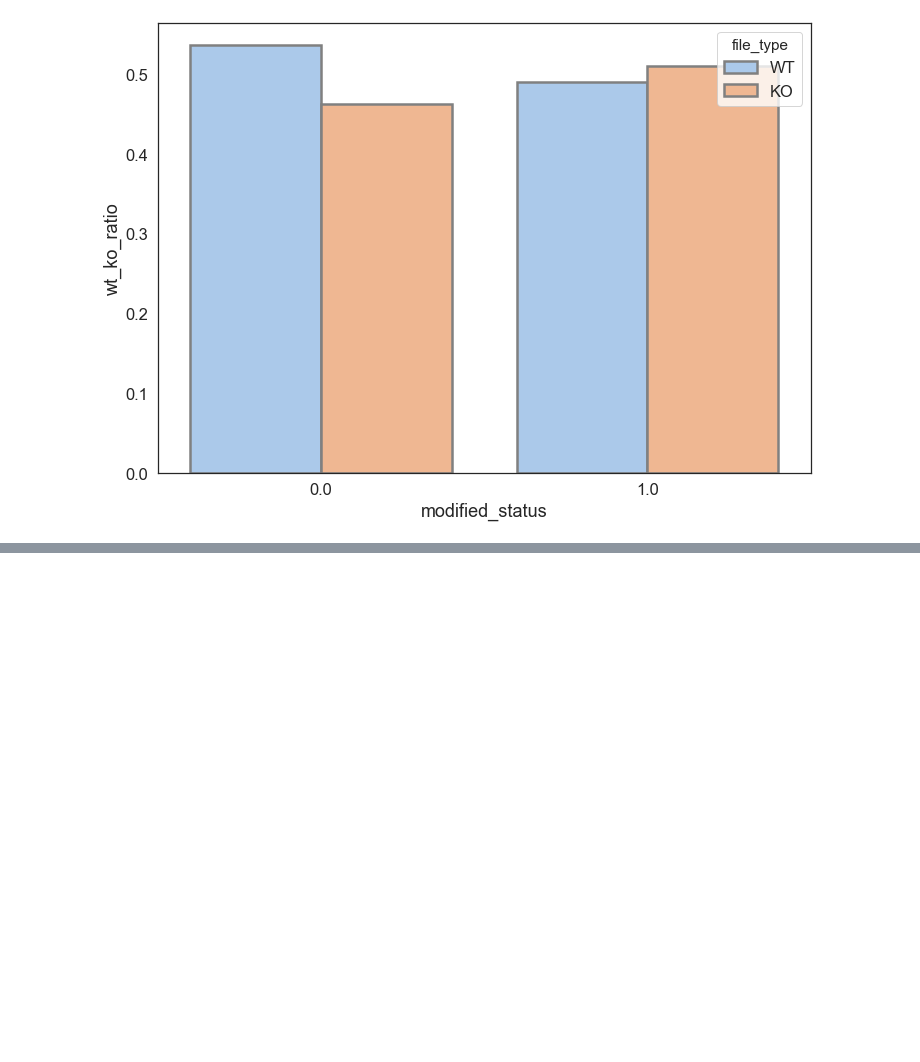
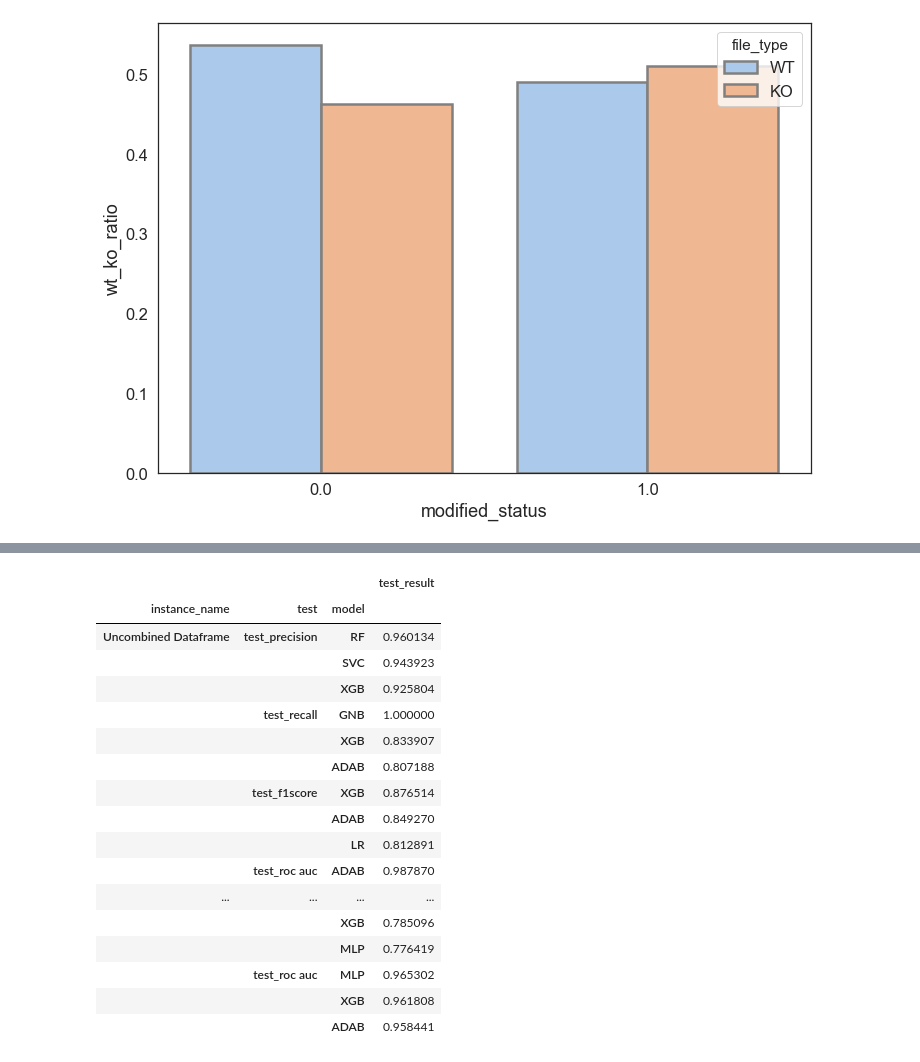
Before and after one commit to Karsten-Yan/ky-nf-capstone, a Jupyter notebook: 2_Predictive_Modelling_Uncombined_Dataframe.ipynb, the cells around one changed output, grey strips where cells are left out. Cells and saved outputs as stored; diff of their text form; code cells hidden in the pictures; blank space fills up the shorter version.

```diff
--- a/2_Predictive_Modelling_Uncombined_Dataframe.ipynb
+++ b/2_Predictive_Modelling_Uncombined_Dataframe.ipynb
@@ -696,0 +714,21 @@ yeast_prediction_results = pd.concat([yeast_prediction_results,temp], axis=0)
+# %%
+model_selection_results
+# %% [output]
+|  |  |  | test_result |
+| instance_name | test | model |  |
+| Uncombined Dataframe | test_precision | RF | 0.960134 |
+|  |  | SVC | 0.943923 |
+|  |  | XGB | 0.925804 |
+|  | test_recall | GNB | 1.000000 |
+|  |  | XGB | 0.833907 |
+|  |  | ADAB | 0.807188 |
+|  | test_f1score | XGB | 0.876514 |
+|  |  | ADAB | 0.849270 |
+|  |  | LR | 0.812891 |
+|  | test_roc auc | ADAB | 0.987870 |
+| ... | ... | ... | ... |
+|  |  | XGB | 0.785096 |
+|  |  | MLP | 0.776419 |
+|  | test_roc auc | MLP | 0.965302 |
+|  |  | XGB | 0.961808 |
+|  |  | ADAB | 0.958441 |
```
Also changed, not shown: parts of 10 cells of this notebook, 3 other files.
